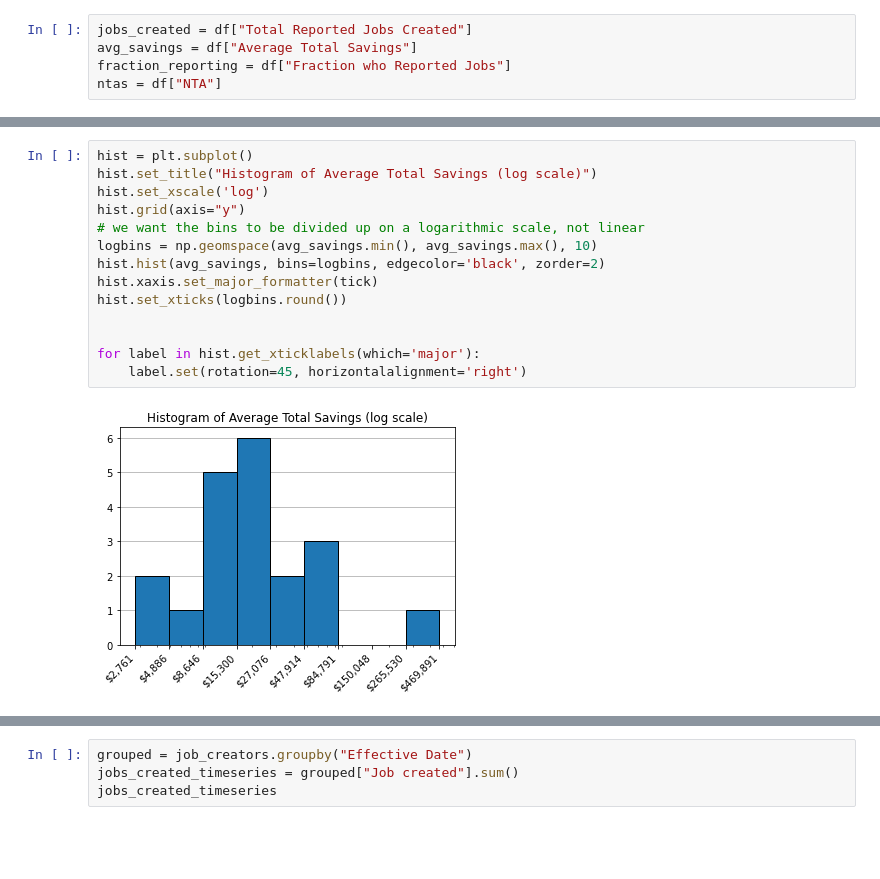
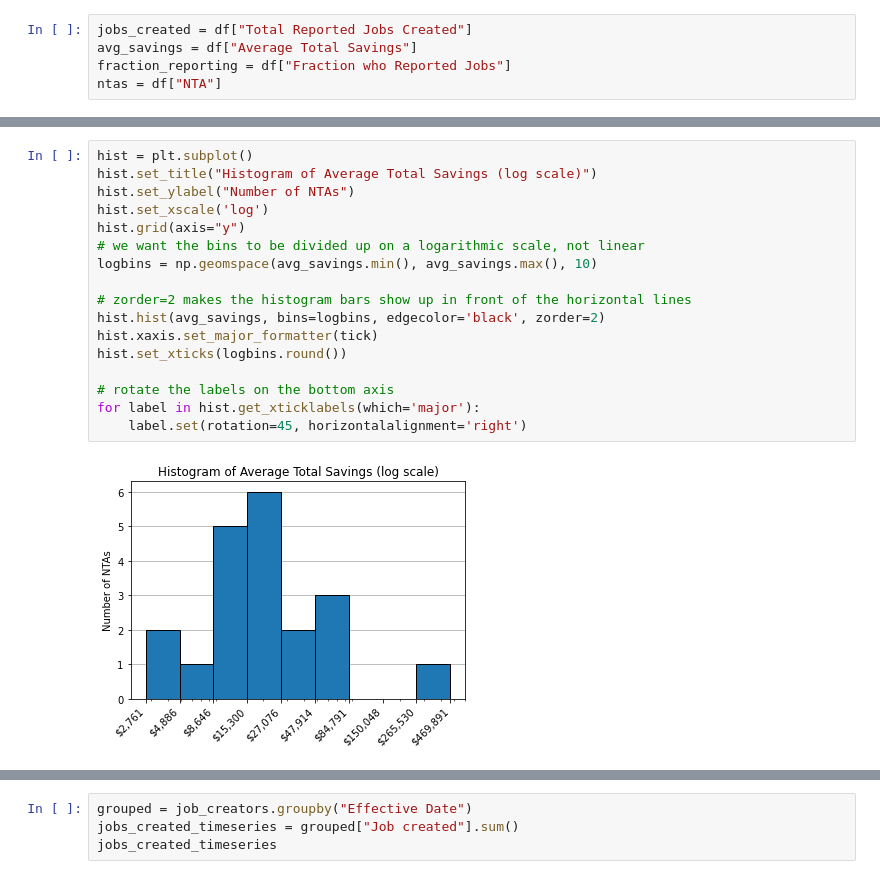
Before and after one commit to aberkoff/binder-framework, a Jupyter notebook: milestone0.ipynb, the cells around one changed output, grey strips where cells are left out. Saved outputs shown, nothing was run; the diff lists cells and outputs as text; blank space fills up the shorter version.

```diff
--- a/milestone0.ipynb
+++ b/milestone0.ipynb
@@ -148,16 +297,19 @@ Text(0.5, 0, 'Reported Jobs Created')
 # %%
 hist = plt.subplot()
 hist.set_title("Histogram of Average Total Savings (log scale)")
+hist.set_ylabel("Number of NTAs")
 hist.set_xscale('log')
 hist.grid(axis="y")
 # we want the bins to be divided up on a logarithmic scale, not linear
 logbins = np.geomspace(avg_savings.min(), avg_savings.max(), 10)
+
+# zorder=2 makes the histogram bars show up in front of the horizontal lines
 hist.hist(avg_savings, bins=logbins, edgecolor='black', zorder=2)
 hist.xaxis.set_major_formatter(tick)
 hist.set_xticks(logbins.round())
 
-
+# rotate the labels on the bottom axis
 for label in hist.get_xticklabels(which='major'):
     label.set(rotation=45, horizontalalignment='right')
 # %% [output]
-[figure, old version]
+[figure, new version]
```
Also changed, not shown: parts of 47 cells of this notebook.
